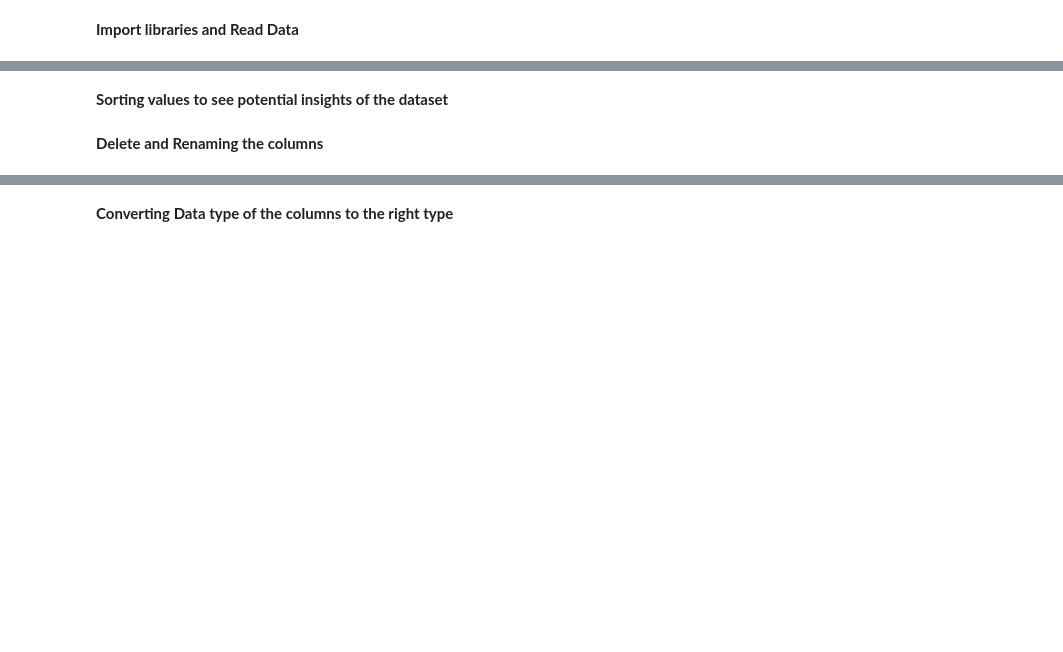
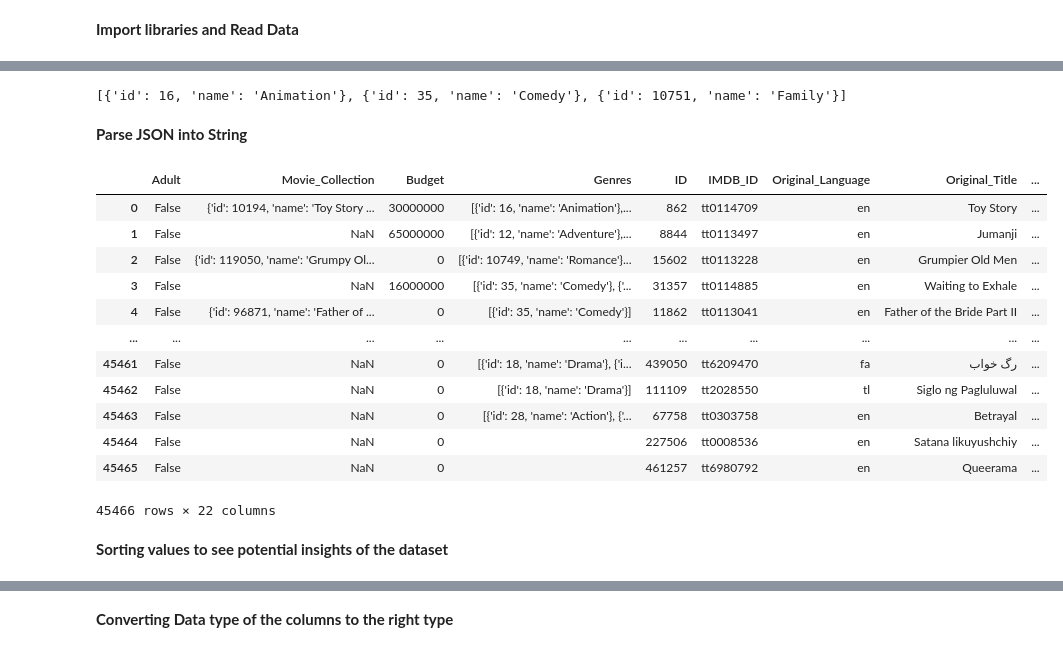
Before and after one commit to slimrivermoi/Techlabs-DS5, a Jupyter notebook: edit_data/Chan/EDA_Chan.ipynb, the cells around one changed output, grey strips where cells are left out. Drawn from its saved outputs; the diff is of its cells as text; code cells hidden in the pictures; blank space fills up the shorter version.

```diff
--- a/edit_data/Chan/EDA_Chan.ipynb
+++ b/edit_data/Chan/EDA_Chan.ipynb
@@ -65,0 +22,3 @@ plt.show()
+# %%
+# Delete Columns "homepage", "from the movies_df
+movies_df.drop(columns=["homepage", "poster_path"], axis=1, inplace=True)
@@ -66,3 +28,38 @@ plt.show()
+# %%
+print(movies_df.loc[0, 'Genres'])
+# %% [output]
+[{'id': 16, 'name': 'Animation'}, {'id': 35, 'name': 'Comedy'}, {'id': 10751, 'name': 'Family'}]
+# %% [markdown]
+**Parse JSON into String**
+# %%
+# Define a function to parse JSON and Convert it to a string
+def json_to_string(json_data):
+    try:
+        #Load the JSON data
+        parsed_data = json.loads(json_data)
+        # Convert JSON Data to a string
+        return ', '.join([f"{item[ 'name']}" for item in parsed_data])
+    except (TypeError, json.JSONDecodeError):
+        return json_data
+# %%
+# Apply function to the specific column
+movies_df["Genres"] = movies_df["Genres"].apply(json_to_string)
+# %%
+movies_df
+# %% [output]
+|  | Adult | Movie_Collection | Budget | Genres | ID | IMDB_ID | Original_Language | Original_Title | ... |
+| 0 | False | {'id': 10194, 'name': 'Toy Story ... | 30000000 | [{'id': 16, 'name': 'Animation'},... | 862 | tt0114709 | en | Toy Story | ... |
+| 1 | False | NaN | 65000000 | [{'id': 12, 'name': 'Adventure'},... | 8844 | tt0113497 | en | Jumanji | ... |
+| 2 | False | {'id': 119050, 'name': 'Grumpy Ol... | 0 | [{'id': 10749, 'name': 'Romance'}... | 15602 | tt0113228 | en | Grumpier Old Men | ... |
+| 3 | False | NaN | 16000000 | [{'id': 35, 'name': 'Comedy'}, {'... | 31357 | tt0114885 | en | Waiting to Exhale | ... |
+| 4 | False | {'id': 96871, 'name': 'Father of ... | 0 | [{'id': 35, 'name': 'Comedy'}] | 11862 | tt0113041 | en | Father of the Bride Part II | ... |
+| ... | ... | ... | ... | ... | ... | ... | ... | ... | ... |
+| 45461 | False | NaN | 0 | [{'id': 18, 'name': 'Drama'}, {'i... | 439050 | tt6209470 | fa | رگ خواب | ... |
+| 45462 | False | NaN | 0 | [{'id': 18, 'name': 'Drama'}] | 111109 | tt2028550 | tl | Siglo ng Pagluluwal | ... |
+| 45463 | False | NaN | 0 | [{'id': 28, 'name': 'Action'}, {'... | 67758 | tt0303758 | en | Betrayal | ... |
+| 45464 | False | NaN | 0 |  | 227506 | tt0008536 | en | Satana likuyushchiy | ... |
+| 45465 | False | NaN | 0 |  | 461257 | tt6980792 | en | Queerama | ... |
+45466 rows × 22 columns
 # %% [markdown]
 **Sorting values to see potential insights of the dataset**
 # %%
@@ -72,5 +69,3 @@ movies_df.sort_values(by=["vote_count"], ascending=[False]).head(4)
 movies_df.sort_values(by=["vote_average"], ascending=[False]).head(4)
 # %%
 movies_df["original_language"].value_counts()
-# %% [markdown]
-**Delete and Renaming the columns**
```
Also changed, not shown: parts of 18 cells of this notebook.
